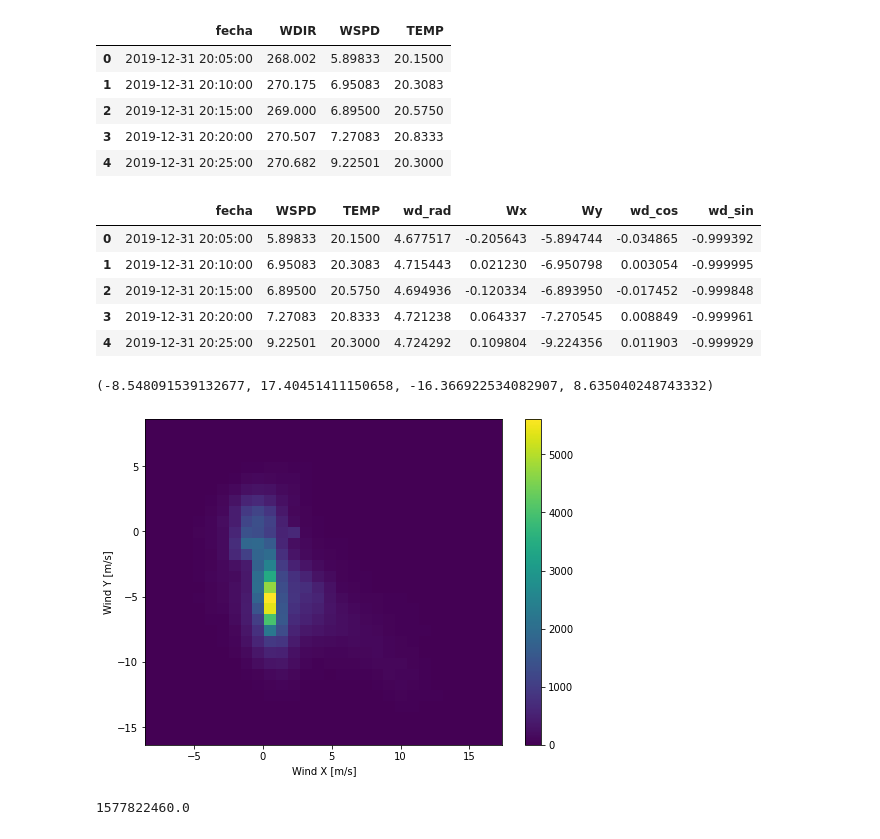
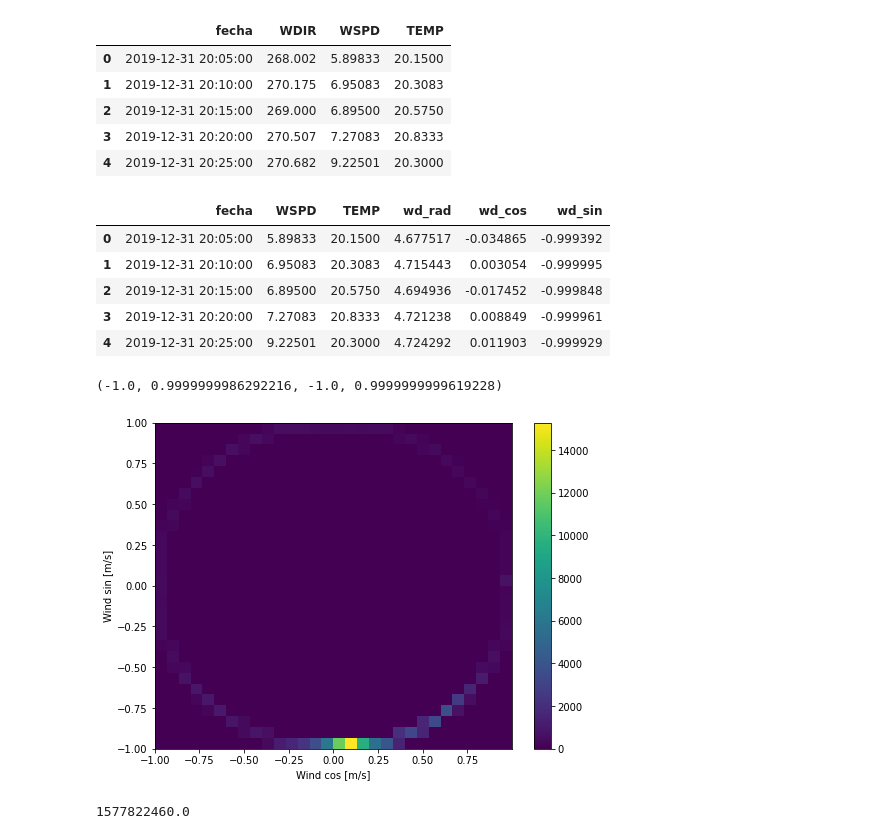
Before and after one commit to sossul/WindFlow, a Jupyter notebook: notebooks/forecast.ipynb, the cells around one changed output. Cells and saved outputs as stored; diff of their text form; code cells hidden in the pictures.

```diff
--- a/notebooks/forecast.ipynb
+++ b/notebooks/forecast.ipynb
@@ -89,29 +82,29 @@ wv = df['WSPD']
 wd_rad = df.pop('WDIR')*np.pi / 180
 df['wd_rad'] = wd_rad
 # Calculate the wind x and y components.
-df['Wx'] = wv*np.cos(wd_rad)
-df['Wy'] = wv*np.sin(wd_rad)
+# df['Wx'] = wv*np.cos(wd_rad)
+# df['Wy'] = wv*np.sin(wd_rad)
 df['wd_cos'] = np.cos(wd_rad)
 df['wd_sin'] = np.sin(wd_rad)
 # %%
 df.head()
 # %% [output]
-|  | fecha | WSPD | TEMP | wd_rad | Wx | Wy | wd_cos | wd_sin |
-| 0 | 2019-12-31 20:05:00 | 5.89833 | 20.1500 | 4.677517 | -0.205643 | -5.894744 | -0.034865 | -0.999392 |
-| 1 | 2019-12-31 20:10:00 | 6.95083 | 20.3083 | 4.715443 | 0.021230 | -6.950798 | 0.003054 | -0.999995 |
-| 2 | 2019-12-31 20:15:00 | 6.89500 | 20.5750 | 4.694936 | -0.120334 | -6.893950 | -0.017452 | -0.999848 |
-| 3 | 2019-12-31 20:20:00 | 7.27083 | 20.8333 | 4.721238 | 0.064337 | -7.270545 | 0.008849 | -0.999961 |
-| 4 | 2019-12-31 20:25:00 | 9.22501 | 20.3000 | 4.724292 | 0.109804 | -9.224356 | 0.011903 | -0.999929 |
+|  | fecha | WSPD | TEMP | wd_rad | wd_cos | wd_sin |
+| 0 | 2019-12-31 20:05:00 | 5.89833 | 20.1500 | 4.677517 | -0.034865 | -0.999392 |
+| 1 | 2019-12-31 20:10:00 | 6.95083 | 20.3083 | 4.715443 | 0.003054 | -0.999995 |
+| 2 | 2019-12-31 20:15:00 | 6.89500 | 20.5750 | 4.694936 | -0.017452 | -0.999848 |
+| 3 | 2019-12-31 20:20:00 | 7.27083 | 20.8333 | 4.721238 | 0.008849 | -0.999961 |
+| 4 | 2019-12-31 20:25:00 | 9.22501 | 20.3000 | 4.724292 | 0.011903 | -0.999929 |
 # %%
-plt.hist2d(df['Wx'], df['Wy'], bins=(30, 30))
+plt.hist2d(df['wd_cos'], df['wd_sin'], bins=(30, 30))
 plt.colorbar()
-plt.xlabel('Wind X [m/s]')
-plt.ylabel('Wind Y [m/s]')
+plt.xlabel('Wind cos [m/s]')
+plt.ylabel('Wind sin [m/s]')
 ax = plt.gca()
 ax.axis('tight')
 # %% [output]
-(-8.548091539132677, 17.40451411150658, -16.366922534082907, 8.635040248743332)
+(-1.0, 0.9999999986292216, -1.0, 0.9999999999619228)
-[figure, old version]
+[figure, new version]
 # %%
 timestamp_s = date_time.map(pd.Timestamp.timestamp)
 timestamp_s[0]
```
Also changed, not shown: parts of 7 cells of this notebook, 1 other file.
